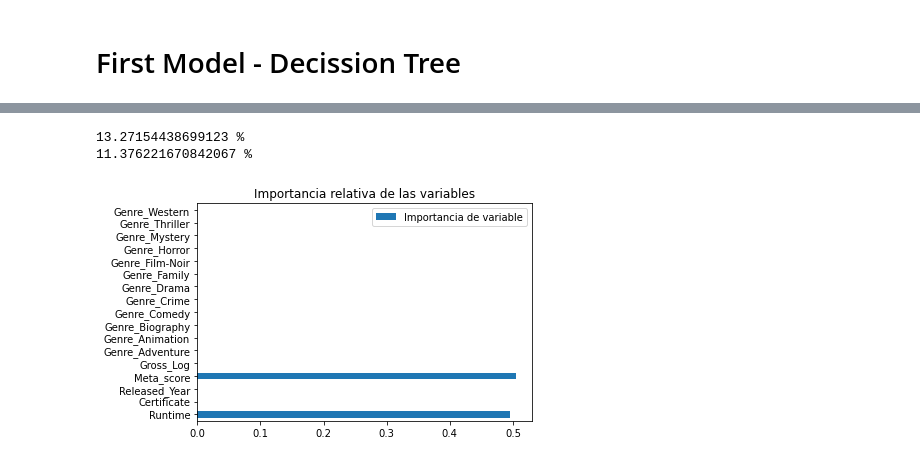
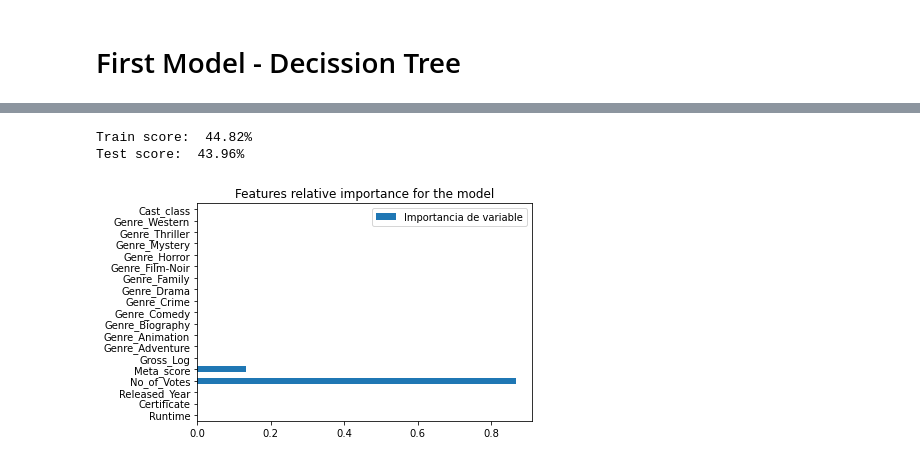
Before and after one commit to rmarquez93/projects, a Jupyter notebook: Python/IMDB_Top_1000_analysis_Rating_Regression.ipynb, the cells around one changed output, grey strips where cells are left out. Saved outputs shown, nothing was run; the diff lists cells and outputs as text; code cells hidden in the pictures.

Commit message:
ToDo : Perform prediction function

```diff
--- a/Python/IMDB_Top_1000_analysis_Gross_Regression.ipynb
+++ b/Python/IMDB_Top_1000_analysis_Rating_Regression.ipynb
@@ -629,6 +589,6 @@ dummy_vars.head(5)
 # %%
 processed_final = pd.concat([processed_df[["Runtime","IMDB_Rating","Certificate",
- "Released_Year","Director","Star1","Star2","Star3","Star4","Meta_score","Gross_Log"]], #Ver de borrarlo el released year
+ "Released_Year","Director","Star1","Star2","Star3","Star4","No_of_Votes","Meta_score","Gross_Log"]],
                              dummy_vars], axis=1)
 processed_final
 # %% [output]
@@ -668,0 +633,14 @@ processed_final
+# %%
+processed_final["Cast_class"] = processed_final.\
+    apply(lambda row: pd.Series([\
+        row["Star1"],
+        row["Star2"],
+        row["Star3"],
+        row["Star4"],
+        row["Director"]]).mode().values[0]\
+            , axis=1)
+
+processed_final.drop(["Star1", "Star2","Star3","Star4", "Director"], axis=1, inplace= True)
+
+corr = processed_final.corr()
+corr[(corr>0.7)&(corr!=1)].any(axis=1)
@@ -672,7 +668,9 @@ processed_final
 #Test train split
 processed_final = processed_final[~processed_final.isnull().any(axis=1)].copy()
 
-cols_to_std = ['Runtime','Meta_score', "Released_Year", "IMDB_Rating"]
+#Scaling variables
+
+cols_to_std = ['Runtime','Meta_score', "Released_Year"]
 from sklearn.preprocessing import StandardScaler
 scaler=StandardScaler()
 scaler.fit(processed_final[cols_to_std])
@@ -683,11 +681,6 @@ X_train, X_test, y_train, y_test = train_test_split(processed_final.loc[:,["Runt
                                                      processed_final.iloc[:,1],
                                                      random_state=42, test_size=0.3 )
 
-# X_train, X_test, y_train, y_test = train_test_split(processed_final.loc[:,list(processed_final.columns[:9])],
-#                                                      processed_final.iloc[:,9],
-#                                                      random_state=42, test_size=0.3 )
-
-
 
 print (X_train.shape, y_train.shape)
 print (X_test.shape, y_test.shape)
@@ -708,6 +690,2 @@ Genero una iteración para encontrar la profundidad óptima del árbol sin incur
 # %% [markdown]
 # First Model - Decission Tree
-# %%
-for c in ["Director","Star1","Star2","Star3","Star4"]:
-    X_train[c] = X_train[c].astype("int")
-    X_test[c] = X_test[c].astype("int")
@@ -760,19 +740,27 @@ plt.show();
-# %%
-#Elijo un AD con 4 de max depth:
-
-tree_model = DecisionTreeRegressor(random_state=0, max_depth=2)
-tree_model.fit(X_train, y_train)
-
-print(tree_model.score(X_train, y_train)*100.00,"%")
-print(tree_model.score(X_test, y_test)*100.00,"%")
-# %% [output]
-13.27154438699123 %
-11.376221670842067 %
+# %%
+#AD with max_depth = 2:
+
+tree_model = DecisionTreeRegressor(random_state=0, max_depth=2)
+tree_model.fit(X_train, y_train)
+
+score_train = "{:.2f}%".format(tree_model.score(X_train, y_train)*100.00)
+score_test = "{:.2f}%".format(tree_model.score(X_test, y_test)*100.00)
+mse_train = "{:.2f}".format(mean_squared_error(y_train, tree_model.predict(X_train)))
+mse_test = "{:.2f}".format(mean_squared_error(y_test, tree_model.predict(X_test)))
+
+print("Train score: ",score_train)
+print("Test score: ",score_test)
+
+models_overview = pd.DataFrame([["Decission Tree",score_train, score_test, mse_train, mse_test]],\
+    columns=["Model","Train Score","Test Score","MSE Train", "MSE Test"])
+# %% [output]
+Train score:  44.82%
+Test score:  43.96%
 # %%
 df_AD_imp = pd.DataFrame(tree_model.feature_importances_.reshape(1,-1), columns=X_train.columns, index=["Importancia de variable"])
 df_AD_imp.T.plot.barh()
 plt.legend()
-plt.title("Importancia relativa de las variables")
+plt.title("Features relative importance for the model")
 plt.show()
 # %% [output]
-[figure, old version]
+[figure, new version]
```
Also changed, not shown: parts of 83 cells of this notebook.
